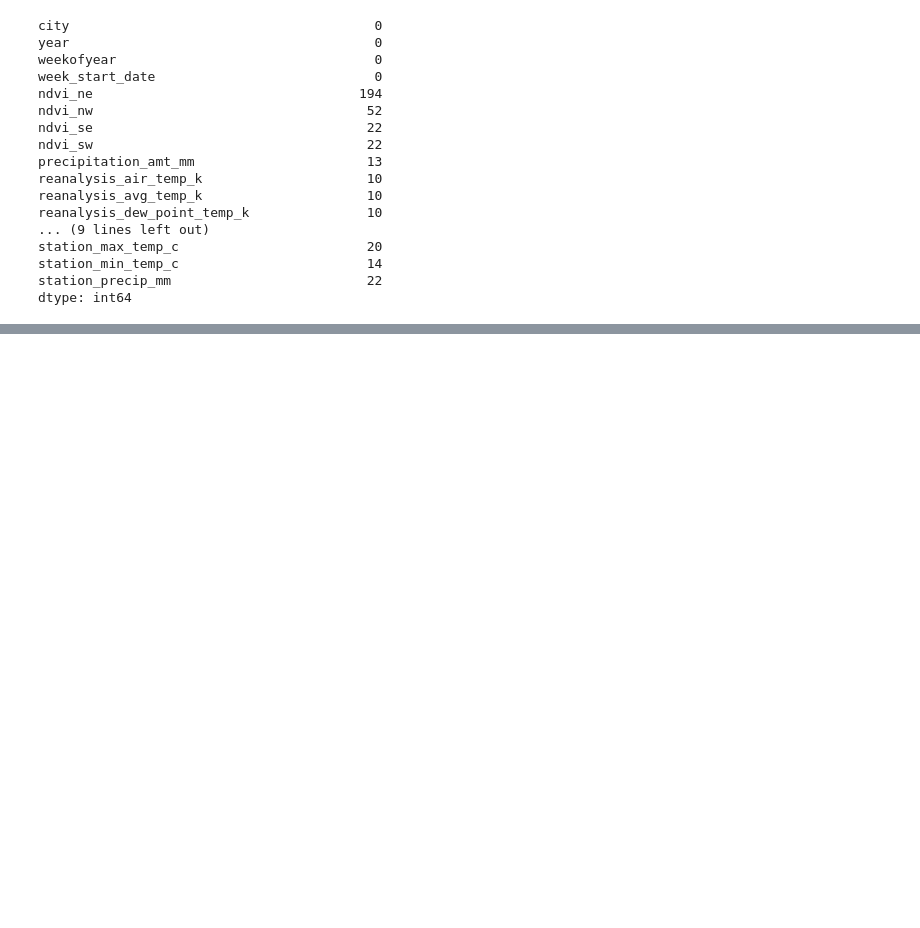
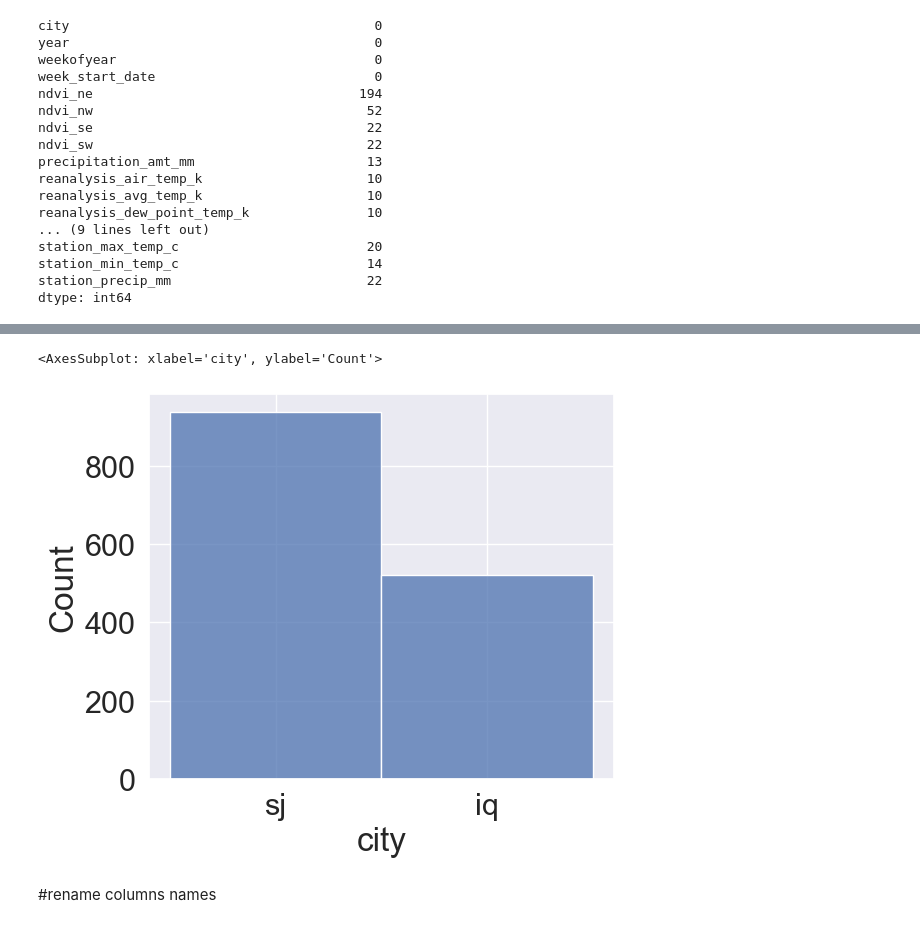
Before and after one commit to gigosr/Capstone, a Jupyter notebook: Untitled.ipynb, the cells around one changed output, grey strips where cells are left out. Saved outputs shown, nothing was run; the diff lists cells and outputs as text; code cells hidden in the pictures; blank space fills up the shorter version.

```diff
--- a/Untitled.ipynb
+++ b/Untitled.ipynb
@@ -203,0 +226,2 @@ dtype: int64
+# %%
+train_df = pd.merge(features_train, label_train)
@@ -203,0 +294,7 @@ dtype: int64
+# %%
+sns.histplot(train_df['city'])
+# %% [output]
+<AxesSubplot: xlabel='city', ylabel='Count'>
+[figure, added]
+# %% [markdown]
+#rename columns names
```
Also changed, not shown: parts of 31 cells of this notebook, 1 other file.
